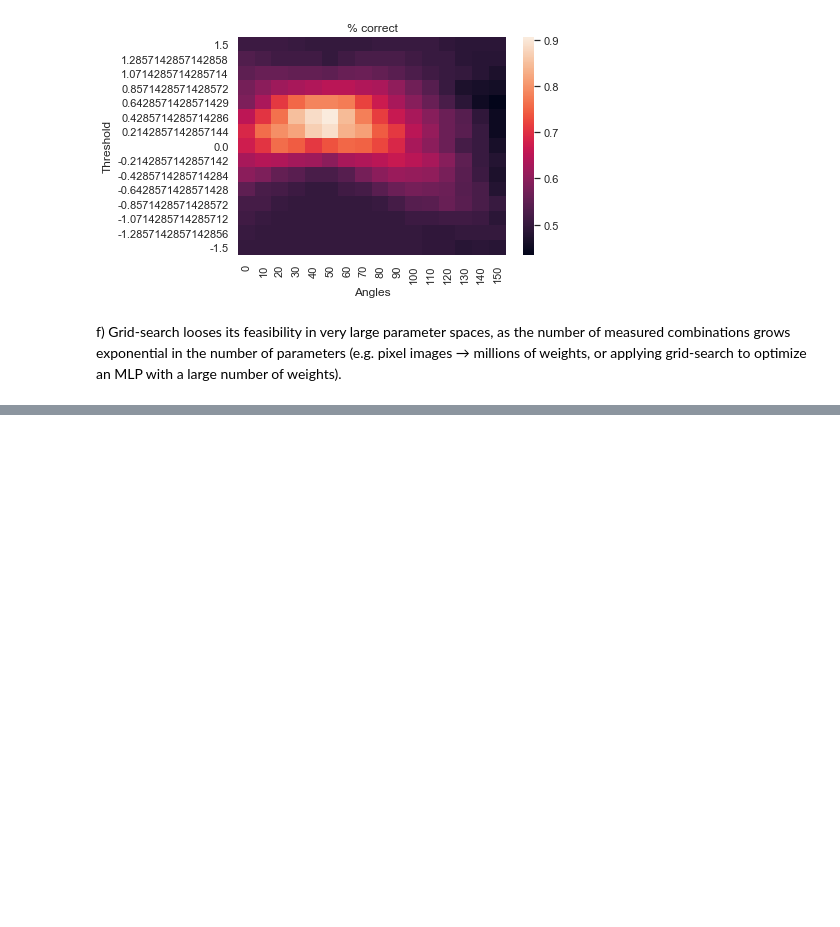
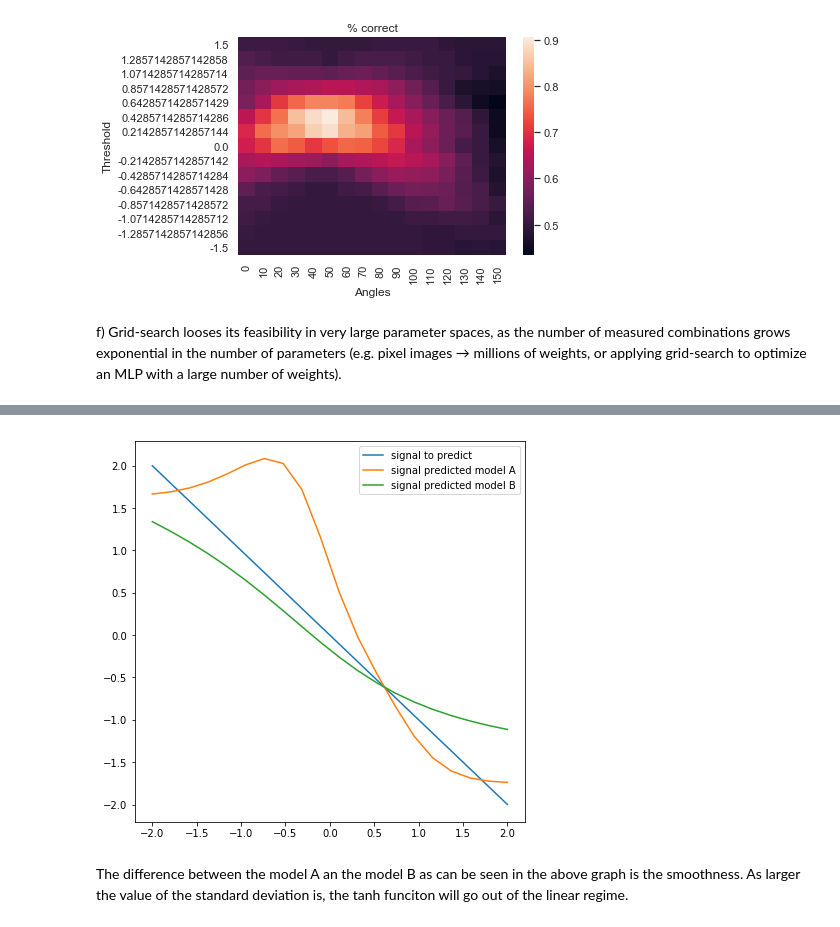
Before and after one commit to juanangd/TU_BERLIN, a Jupyter notebook: MI1-WS20:21/Exercise02/Exercise02.ipynb, the cells around one changed output, grey strips where cells are left out. Cells and saved outputs as stored; diff of their text form; code cells hidden in the pictures; blank space fills up the shorter version.

```diff
--- a/MI1-WS20:21/Exercise02/Exercise02.ipynb
+++ b/MI1-WS20:21/Exercise02/Exercise02.ipynb
@@ -167,0 +221,26 @@ f) Grid-search looses its feasibility in very large parameter spaces, as the num
+# %%
+y_labeled = -x;
+# %%
+from sklearn.metrics import mean_squared_error
+
+error1 = np.zeros(50)
+error2 = np.zeros(50)
+
+for i in range(0, 50):
+
+    error1[i] = mean_squared_error(y_labeled, yfinal1[i, :])
+    error2[i] = mean_squared_error(y_labeled, yfinal2[i, :])
+# %%
+ind1 = np.argmin(error1)
+ind2 = np.argmin(error2)
+# %%
+plt.figure(figsize = (7, 7))
+plt.plot(x, y_labeled, label='signal to predict')
+plt.plot(x, yfinal1[ind1, :], label= 'signal predicted model A')
+plt.plot(x, yfinal2[ind2, :], label= 'signal predicted model B')
+plt.legend()
+plt.show()
+# %% [output]
+[figure, added]
+# %% [markdown]
+The difference between the model A an the model B as can be seen in the above graph is the smoothness. As larger the value of the standard deviation is, the tanh funciton will go out of the linear regime.
```
Also changed, not shown: parts of 7 cells of this notebook, 1 other file.
